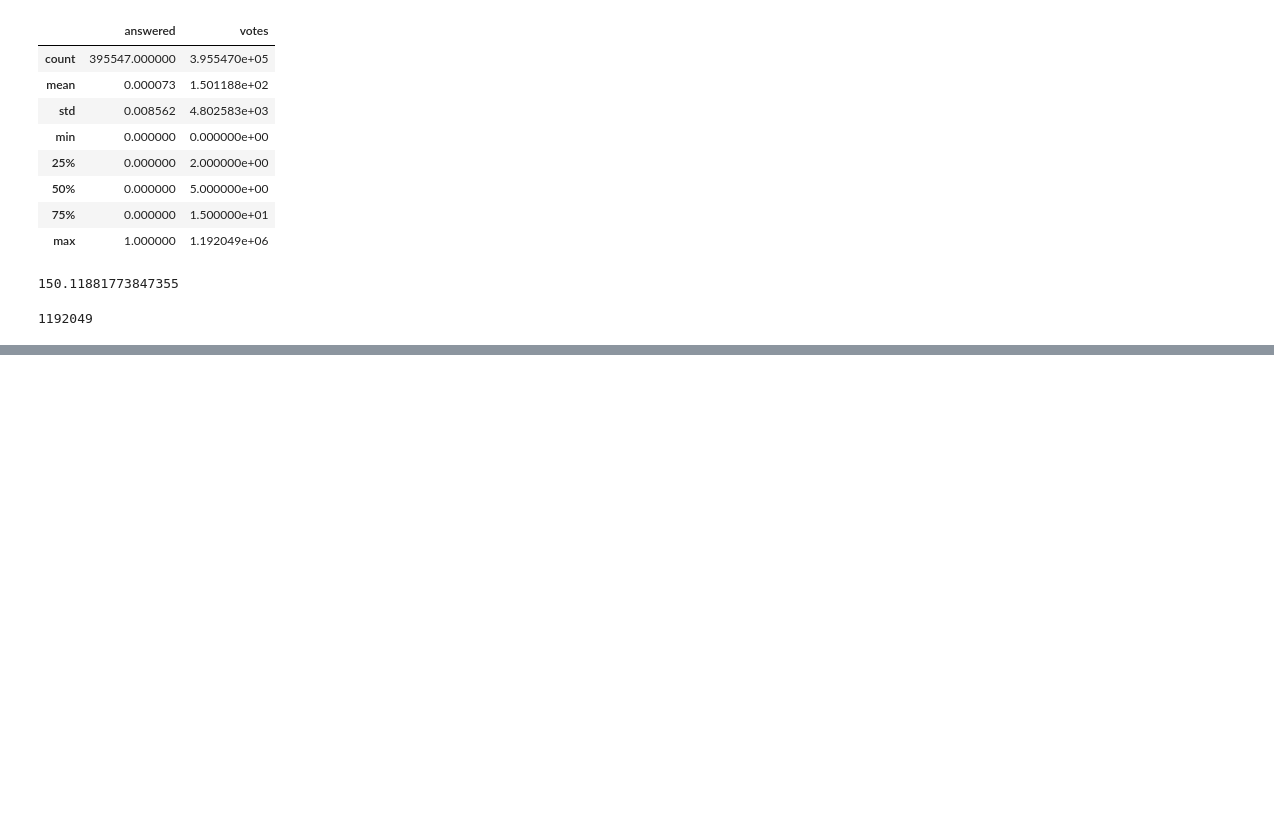
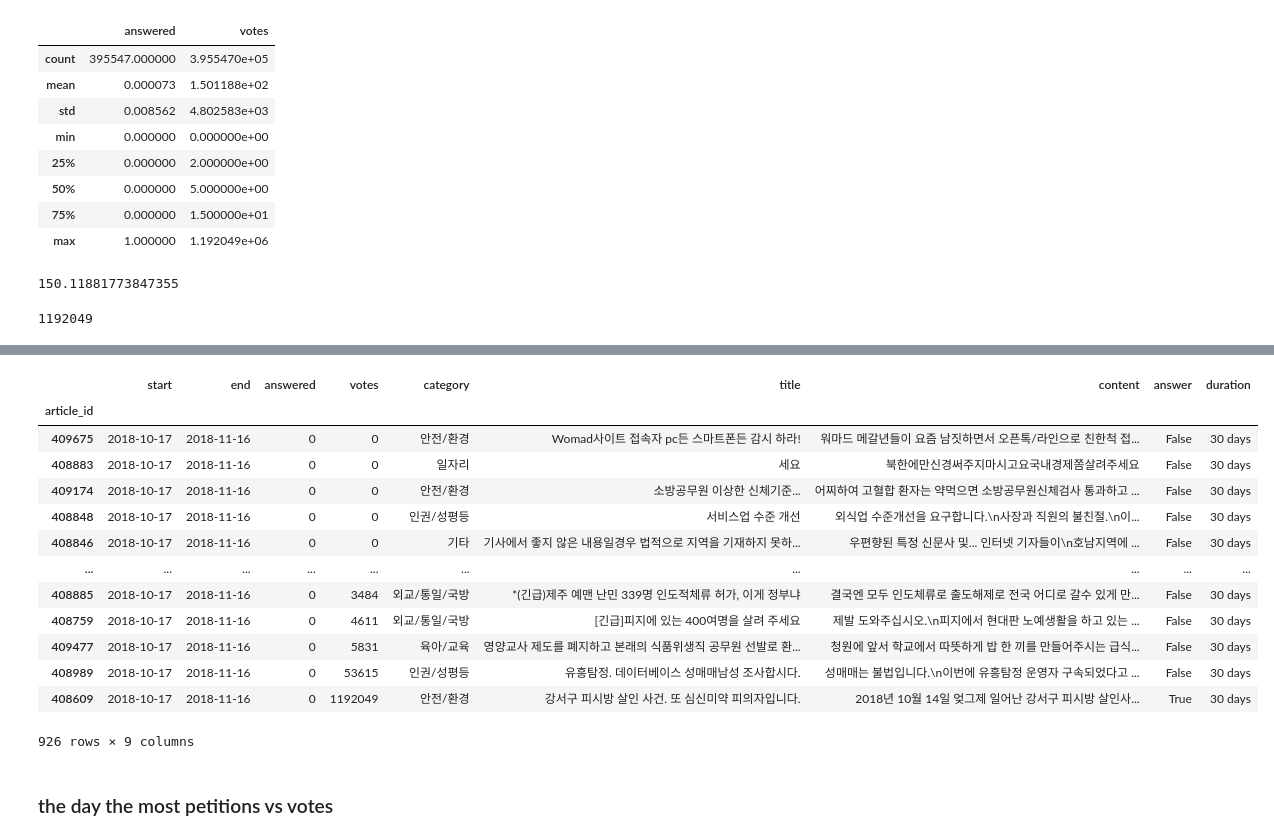
Before and after one commit to lhs7091/PythonDataScienceExam, a Jupyter notebook: bluehouse_civil_suggetion/01_civil_suggestions_NLP.ipynb, the cells around one changed output, grey strips where cells are left out. Drawn from its saved outputs; the diff is of its cells as text; code cells hidden in the pictures; blank space fills up the shorter version.

```diff
--- a/bluehouse_civil_suggetion/01_civil_suggestions_NLP.ipynb
+++ b/bluehouse_civil_suggetion/01_civil_suggestions_NLP.ipynb
@@ -77,0 +287,19 @@ petitions['votes'].max()
+# %%
+petitions[petitions['start'] == '2018-10-17'].sort_values(by='votes', ascending=True)
+# %% [output]
+|  | start | end | answered | votes | category | title | content | answer | duration |
+| article_id |  |  |  |  |  |  |  |  |  |
+| 409675 | 2018-10-17 | 2018-11-16 | 0 | 0 | 안전/환경 | Womad사이트 접속자 pc든 스마트폰든 감시 하라! | 워마드 메갈년들이 요즘 남짓하면서 오픈톡/라인으로 친한척 접... | False | 30 days |
+| 408883 | 2018-10-17 | 2018-11-16 | 0 | 0 | 일자리 | 세요 | 북한에만신경써주지마시고요국내경제쫌살려주세요 | False | 30 days |
+| 409174 | 2018-10-17 | 2018-11-16 | 0 | 0 | 안전/환경 | 소방공무원 이상한 신체기준... | 어찌하여 고혈합 환자는 약먹으면 소방공무원신체검사 통과하고 ... | False | 30 days |
+| 408848 | 2018-10-17 | 2018-11-16 | 0 | 0 | 인권/성평등 | 서비스업 수준 개선 | 외식업 수준개선을 요구합니다.\n사장과 직원의 불친절.\n이... | False | 30 days |
+| 408846 | 2018-10-17 | 2018-11-16 | 0 | 0 | 기타 | 기사에서 좋지 않은 내용일경우 법적으로 지역을 기재하지 못하... | 우편향된 특정 신문사 및... 인터넷 기자들이\n호남지역에 ... | False | 30 days |
+| ... | ... | ... | ... | ... | ... | ... | ... | ... | ... |
+| 408885 | 2018-10-17 | 2018-11-16 | 0 | 3484 | 외교/통일/국방 | *(긴급)제주 예맨 난민 339명 인도적체류 허가, 이게 정부냐 | 결국엔 모두 인도체류로 출도해제로 전국 어디로 갈수 있게 만... | False | 30 days |
+| 408759 | 2018-10-17 | 2018-11-16 | 0 | 4611 | 외교/통일/국방 | [긴급]피지에 있는 400여명을 살려 주세요 | 제발 도와주십시오.\n피지에서 현대판 노예생활을 하고 있는 ... | False | 30 days |
+| 409477 | 2018-10-17 | 2018-11-16 | 0 | 5831 | 육아/교육 | 영양교사 제도를 폐지하고 본래의 식품위생직 공무원 선발로 환... | 청원에 앞서 학교에서 따뜻하게 밥 한 끼를 만들어주시는 급식... | False | 30 days |
+| 408989 | 2018-10-17 | 2018-11-16 | 0 | 53615 | 인권/성평등 | 유흥탐정. 데이터베이스 성매매남성 조사합시다. | 성매매는 불법입니다.\n이번에 유흥탐정 운영자 구속되었다고 ... | False | 30 days |
+| 408609 | 2018-10-17 | 2018-11-16 | 0 | 1192049 | 안전/환경 | 강서구 피시방 살인 사건. 또 심신미약 피의자입니다. | 2018년 10월 14일 엊그제 일어난 강서구 피시방 살인사... | True | 30 days |
+926 rows × 9 columns
+# %% [markdown]
+### the day the most petitions vs votes
```
Also changed, not shown: parts of 32 cells of this notebook.
